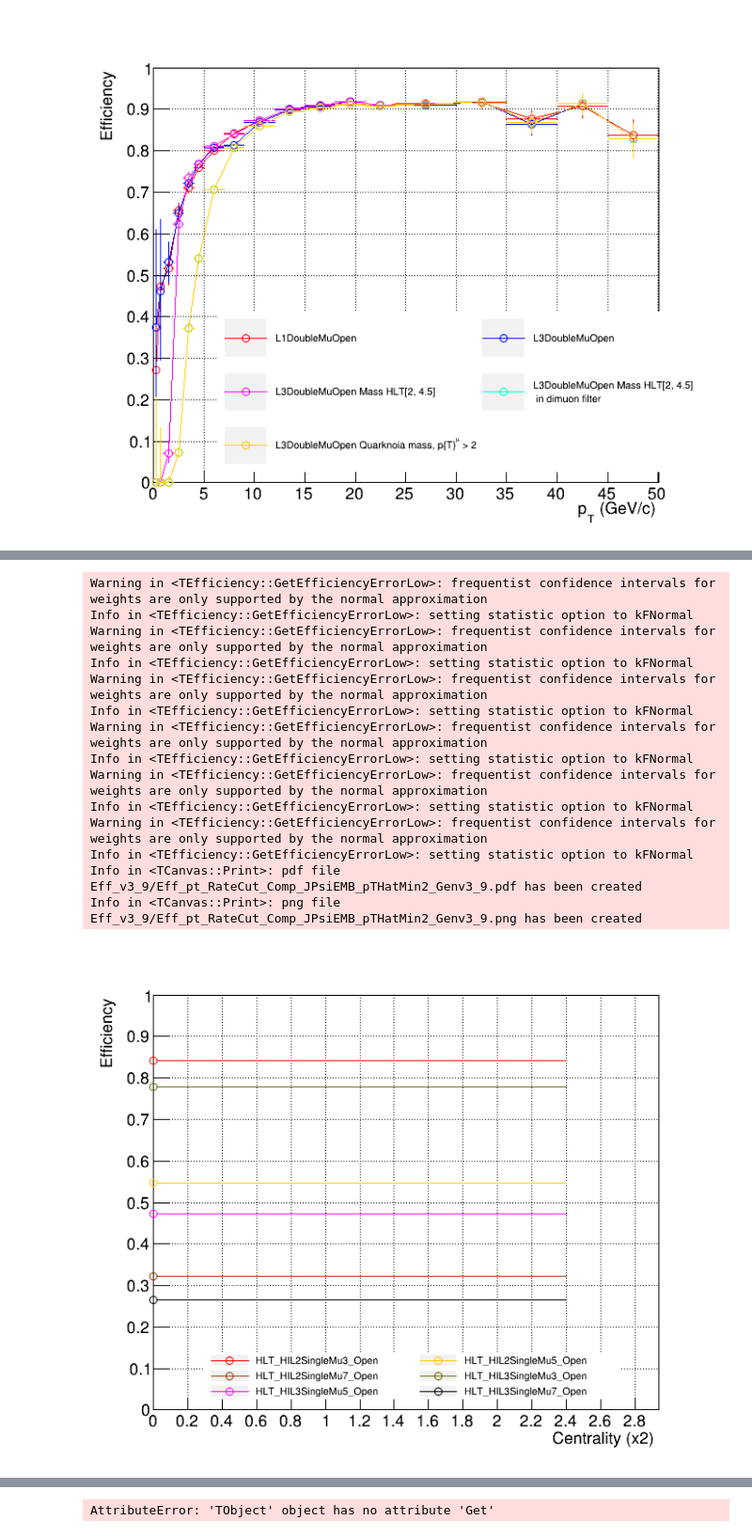
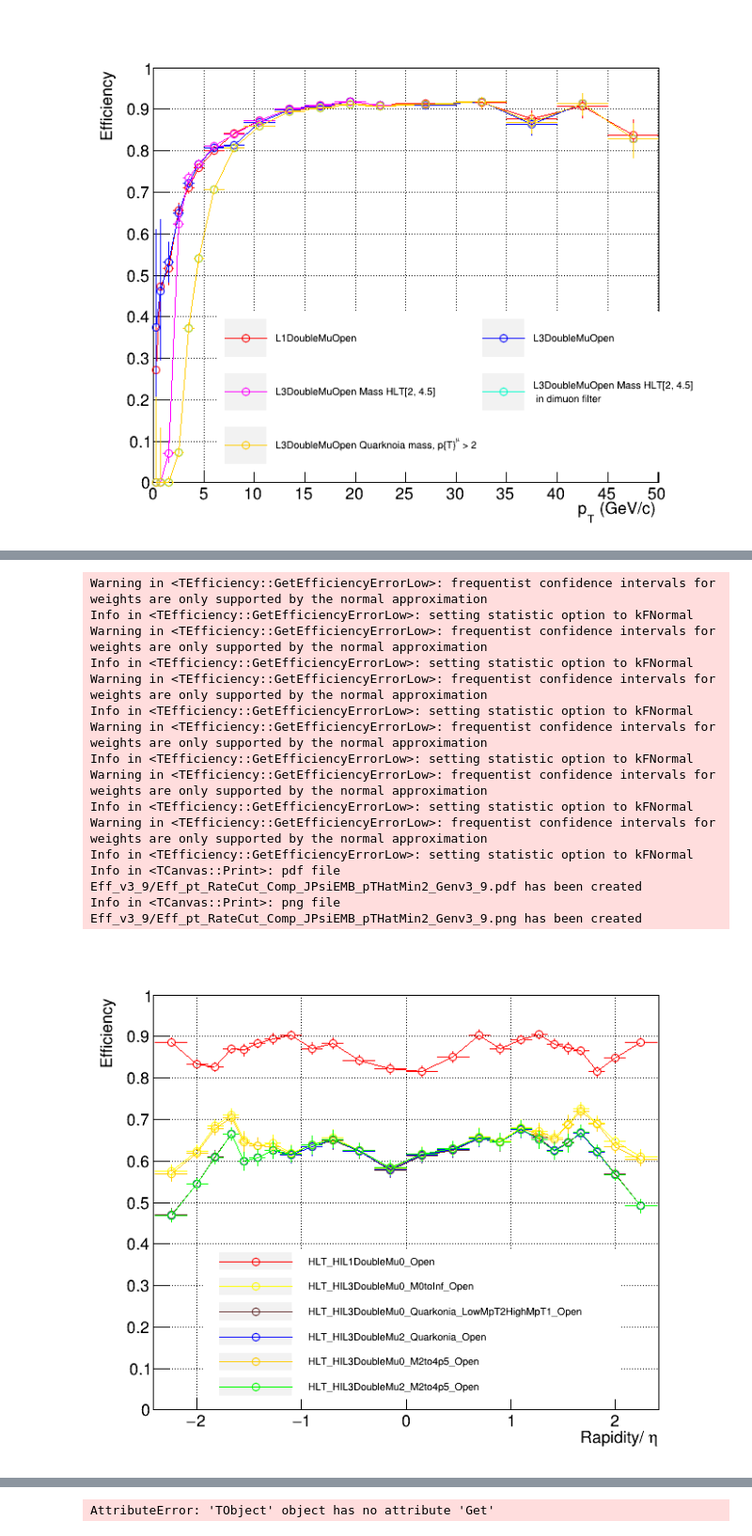
Before and after one commit to vince502/EffCalc, a Jupyter notebook: GetEfficiency.ipynb, the cells around one changed output, grey strips where cells are left out. Shown at 94% size. Saved outputs shown, nothing was run; the diff lists cells and outputs as text; code cells hidden in the pictures.

```diff
--- a/GetEfficiency.ipynb
+++ b/GetEfficiency.ipynb
@@ -485,11 +510,13 @@ leg.SetX1(0.3);leg.SetX2(0.87);leg.SetY1(0.12);leg.SetY2(0.53);
 
 leg.Clear()
 
-canv, leg = DrawTrigSeq(f_out2.Get("HLT_HIL1DoubleMu0_Open"), 'pt', canv, _and = False, _col = EColor.kRed, _leg = leg, _marker = 24, _disc = "HLT_HIL1DoubleMu0_Open")
+canv, leg = DrawTrigSeq(f_out2.Get("HLT_HIL1DoubleMu0_Open"), 'pt', canv, _and = False, _col = EColor.kBlack, _leg = leg, _marker = 24, _disc = "HLT_HIL1DoubleMu0_Open")
 
-# canv, leg = DrawTrigSeq(f_out2.Get("HLT_HIL2DoubleMu0_Open"), 'pt', canv, _and = True, _col = EColor.kGreen +1, _leg = leg, _marker = 24, _disc = "HLT_HIL2DoubleMu0_Open")
+canv, leg = DrawTrigSeq(f_out2.Get("HLT_HIL2DoubleMu0_Open"), 'pt', canv, _and = True, _col = EColor.kRed +1, _leg = leg, _marker = 24, _disc = "HLT_HIL2DoubleMu0_Open")
+# canv, leg = DrawTrigSeq(f_out2.Get("HLT_HIL2DoubleMu0_DoHLTCut_Narrow_Open"), 'pt', canv, _and = True, _col = EColor.kGreen +1, _leg = leg, _marker = 24, _disc = "HLT_HIL2DoubleMu0_M2.3-4.8_Open")
+# canv, leg = DrawTrigSeq(f_out2.Get("HLT_HIL2DoubleMu0_DoHLTCutPT_Narrow_Open"), 'pt', canv, _and = True, _col = EColor.kOrange +1, _leg = leg, _marker = 24, _disc = "HLT_HIL2DoubleMu2.8_M2.3-4.8_Open")
 
-# canv, leg = DrawTrigSeq(f_out2.Get("HLT_HIL2DoubleMu0_M1to6p5_Open"), 'pt', canv, _and = True, _col = EColor.kOrange +1, _leg = leg, _marker = 24, _disc = "HLT_HIL2DoubleMu0_M1to6p5_Open")
+canv, leg = DrawTrigSeq(f_out2.Get("HLT_HIL2DoubleMu0_M1to6p5_Open"), 'pt', canv, _and = True, _col = EColor.kOrange +1, _leg = leg, _marker = 24, _disc = "HLT_HIL2DoubleMu0_M1to6p5_Open")
 
 # canv, leg = DrawTrigSeq(f_out2.Get("HLT_HIL2DoubleMu0_M6p5to16_Open"), 'pt', canv, _and = True, _col = EColor.kRed, _leg = leg, _marker = 24, _disc = "HLT_HIL2DoubleMu0_M6p5to16_Open")
 
@@ -502,7 +529,7 @@ canv, leg = DrawTrigSeq(f_out2.Get("HLT_HIL1DoubleMu0_Open"), 'pt', canv, _and =
 # canv, leg = DrawTrigSeq(f_out2.Get("HLT_HIL3DoubleMuPre0_M2to4p5_Open"), 'pt', canv, _and = True, _col = EColor.kRed, _leg = leg, _marker = 24, _disc = "HLT_HIL3DoubleMuPre0_M2to4p5_Open")
 # canv, leg = DrawTrigSeq(f_out2.Get("HLT_HIL3DoubleMuPre0_M7to15_Open"), 'pt', canv, _and = True, _col = EColor.kRed, _leg = leg, _marker = 24, _disc = "HLT_HIL3DoubleMuPre0_M7to15_Open")
 
-canv, leg = DrawTrigSeq(f_out2.Get("HLT_HIL3DoubleMu0_M0toInf_Open"), 'pt', canv, _and = True, _col = EColor.kAzure +1, _leg = leg, _marker = 24, _disc = "HLT_HIL3DoubleMu0_M0toInf_Open")
+canv, leg = DrawTrigSeq(f_out2.Get("HLT_HIL3DoubleMu0_M0toInf_Open"), 'pt', canv, _and = True, _col = EColor.kBlue +1, _leg = leg, _marker = 24, _disc = "HLT_HIL3DoubleMu0_M0toInf_Open")
 # canv, leg = DrawTrigSeq(f_out2.Get("HLT_HIL3DoubleMu3p8_M0toInf_Open"), 'pt', canv, _and = True, _col = EColor.kRed, _leg = leg, _marker = 24, _disc = "HLT_HIL3DoubleMu3p8_M0toInf_Open")
 # canv, leg = DrawTrigSeq(f_out2.Get("HLT_HIL3DoubleMu0_M7to15_Open"), 'pt', canv, _and = True, _col = EColor.kYellow+1, _leg = leg, _marker = 24, _disc = "HLT_HIL3DoubleMu0_M7to15_Open")
 # canv, leg = DrawTrigSeq(f_out2.Get("HLT_HIL3DoubleMu2_M7to15_Open"), 'pt', canv, _and = True, _col = EColor.kBlue+1, _leg = leg, _marker = 24, _disc = "HLT_HIL3DoubleMu2_M7to15_Open")
@@ -513,9 +540,14 @@ canv, leg = DrawTrigSeq(f_out2.Get("HLT_HIL3DoubleMu0_M0toInf_Open"), 'pt', canv
 # canv, leg = DrawTrigSeq(f_out2.Get("HLT_HIL3DoubleMu0_Quarkonia_LowMpT2HighMpT1p5_Open"), 'pt', canv, _and = True, _col = EColor.kMagenta, _leg = leg, _marker = 24, _disc = "HLT_HIL3DoubleMu0_Quarkonia_LowMpT2HighMpT1p5_Open")
 # canv, leg = DrawTrigSeq(f_out2.Get("HLT_HIL3DoubleMu0_Quarkonia_LowMpT2HighMpT1_Open"), 'pt', canv, _and = True, _col = EColor.kRed, _leg = leg, _marker = 24, _disc = "HLT_HIL3DoubleMu0_Quarkonia_LowMpT2HighMpT1_Open")
 # canv, leg = DrawTrigSeq(f_out2.Get("HLT_HIL3DoubleMu2_Quarkonia_Open"), 'pt', canv, _and = True, _col = EColor.kBlue+1, _leg = leg, _marker = 24, _disc = "HLT_HIL3DoubleMu2_Quarkonia_Open")
-# canv, leg = DrawTrigSeq(f_out2.Get("HLT_HIL3DoubleMu0_M2to4p5_Open"), 'pt', canv, _and = True, _col = EColor.kTeal +1, _leg = leg, _marker = 24, _disc = "HLT_HIL3DoubleMu0_M2to4p5_Open")
 
-canv, leg = DrawTrigSeq(f_out2.Get("HLT_HIL3DoubleMu2_M2to4p5_Open"), 'pt', canv, _and = True, _col = EColor.kGreen +1, _leg = leg, _marker = 24, _disc = "HLT_HIL3DoubleMu2_M2to4p5_Open")
+# canv, leg = DrawTrigSeq(f_out2.Get("HLT_HIL3DoubleMu0_M0toInf_DoONIACut_Open"), 'pt', canv, _and = True, _col = EColor.kPink +1, _leg = leg, _marker = 24, _disc = "HLT_HIL3DoubleMu0_M2.5to4_Open")
+
+# canv, leg = DrawTrigSeq(f_out2.Get("HLT_HIL3DoubleMu0_M0toInf_DoHLTCut_Narrow_Open"), 'pt', canv, _and = True, _col = EColor.kPink +1, _leg = leg, _marker = 24, _disc = "HLT_HIL3DoubleMu0_M2.5to4_Open")
+
+canv, leg = DrawTrigSeq(f_out2.Get("HLT_HIL3DoubleMu0_M2to4p5_Open"), 'pt', canv, _and = True, _col = EColor.kTeal +1, _leg = leg, _marker = 24, _disc = "HLT_HIL3DoubleMu0_M2to4p5_Open")
+
+canv, leg = DrawTrigSeq(f_out2.Get("HLT_HIL3DoubleMu2_M2to4p5_Open"), 'pt', canv, _and = True, _col = EColor.kAzure +1, _leg = leg, _marker = 24, _disc = "HLT_HIL3DoubleMu2_M2to4p5_Open")
 # canv, leg = DrawTrigSeq(f_out2.Get("HLT_HIL3DoubleMu1p5_M2to4p5_Open"), 'pt', canv, _and = True, _col = EColor.kRed, _leg = leg, _marker = 24, _disc = "HLT_HIL3DoubleMu1p5_M2to4p5_Open")
 # canv, leg = DrawTrigSeq(f_out2.Get("HLT_HIL3DoubleMu1_M2to4p5_Open"), 'pt', canv, _and = True, _col = EColor.kRed, _leg = leg, _marker = 24, _disc = "HLT_HIL3DoubleMu1_M2to4p5_Open")
 
@@ -547,12 +585,12 @@ Info in <TCanvas::Print>: png file Eff_v3_9/Eff_pt_RateCut_Comp_JPsiEMB_pTHatMin
 # %%
-leg.SetNColumns(2)
+leg.SetNColumns(1)
 leg.SetTextSize(0.020)
 #leg.SetX1(0.1);leg.SetX2(0.95);leg.SetY1(0.7);leg.SetY2(0.92);
-leg.SetX1(0.18);leg.SetX2(0.84);leg.SetY1(0.12);leg.SetY2(0.21);
+leg.SetX1(0.18);leg.SetX2(0.84);leg.SetY1(0.12);leg.SetY2(0.41);
 
 leg.Clear()
 
-# canv, leg = DrawTrigSeq(f_out2.Get("HLT_HIL1DoubleMu0_Open"), 'y', canv, _and = False, _col = EColor.kRed, _leg = leg, _marker = 24, _disc = "HLT_HIL1DoubleMu0_Open")
+canv, leg = DrawTrigSeq(f_out2.Get("HLT_HIL1DoubleMu0_Open"), 'y', canv, _and = False, _col = EColor.kRed, _leg = leg, _marker = 24, _disc = "HLT_HIL1DoubleMu0_Open")
 
 # canv, leg = DrawTrigSeq(f_out2.Get("HLT_HIL2DoubleMu0_Open"), 'pt', canv, _and = True, _col = EColor.kGreen +1, _leg = leg, _marker = 24, _disc = "HLT_HIL2DoubleMu0_Open")
 
@@ -569,7 +607,7 @@ leg.Clear()
 # canv, leg = DrawTrigSeq(f_out2.Get("HLT_HIL3DoubleMuPre0_M2to4p5_Open"), 'pt', canv, _and = True, _col = EColor.kRed, _leg = leg, _marker = 24, _disc = "HLT_HIL3DoubleMuPre0_M2to4p5_Open")
 # canv, leg = DrawTrigSeq(f_out2.Get("HLT_HIL3DoubleMuPre0_M7to15_Open"), 'pt', canv, _and = True, _col = EColor.kRed, _leg = leg, _marker = 24, _disc = "HLT_HIL3DoubleMuPre0_M7to15_Open")
 
-# canv, leg = DrawTrigSeq(f_out2.Get("HLT_HIL3DoubleMu0_M0toInf_Open"), 'y', canv, _and = True, _col = EColor.kYellow +1, _leg = leg, _marker = 24, _disc = "HLT_HIL3DoubleMu0_M0toInf_Open")
+canv, leg = DrawTrigSeq(f_out2.Get("HLT_HIL3DoubleMu0_M0toInf_Open"), 'y', canv, _and = True, _col = EColor.kYellow +1, _leg = leg, _marker = 24, _disc = "HLT_HIL3DoubleMu0_M0toInf_Open")
 # canv, leg = DrawTrigSeq(f_out2.Get("HLT_HIL3DoubleMu3p8_M0toInf_Open"), 'pt', canv, _and = True, _col = EColor.kRed, _leg = leg, _marker = 24, _disc = "HLT_HIL3DoubleMu3p8_M0toInf_Open")
 # canv, leg = DrawTrigSeq(f_out2.Get("HLT_HIL3DoubleMu0_M7to15_Open"), 'pt', canv, _and = True, _col = EColor.kYellow+1, _leg = leg, _marker = 24, _disc = "HLT_HIL3DoubleMu0_M7to15_Open")
 # canv, leg = DrawTrigSeq(f_out2.Get("HLT_HIL3DoubleMu2_M7to15_Open"), 'pt', canv, _and = True, _col = EColor.kBlue+1, _leg = leg, _marker = 24, _disc = "HLT_HIL3DoubleMu2_M7to15_Open")
@@ -578,45 +616,45 @@ leg.Clear()
 # canv, leg = DrawTrigSeq(f_out2.Get("HLT_HIL3DoubleMu0_Quarkonia_Open"), 'pt', canv, _and = True, _col = EColor.kOrange+1, _leg = leg, _marker = 24, _disc = "HLT_HIL3DoubleMu0_Quarkonia_Open")
 # canv, leg = DrawTrigSeq(f_out2.Get("HLT_HIL3DoubleMu0_Quarkonia_LowMpT2_Open"), 'pt', canv, _and = True, _col = EColor.kTeal, _leg = leg, _marker = 24, _disc = "HLT_HIL3DoubleMu0_Quarkonia_LowMpT2_Open")
 # canv, leg = DrawTrigSeq(f_out2.Get("HLT_HIL3DoubleMu0_Quarkonia_LowMpT2HighMpT1p5_Open"), 'pt', canv, _and = True, _col = EColor.kMagenta, _leg = leg, _marker = 24, _disc = "HLT_HIL3DoubleMu0_Quarkonia_LowMpT2HighMpT1p5_Open")
-# canv, leg = DrawTrigSeq(f_out2.Get("HLT_HIL3DoubleMu0_Quarkonia_LowMpT2HighMpT1_Open"), 'y', canv, _and = True, _col = EColor.kRed, _leg = leg, _marker = 24, _disc = "HLT_HIL3DoubleMu0_Quarkonia_LowMpT2HighMpT1_Open")
-# canv, leg = DrawTrigSeq(f_out2.Get("HLT_HIL3DoubleMu2_Quarkonia_Open"), 'y', canv, _and = True, _col = EColor.kBlue+1, _leg = leg, _marker = 24, _disc = "HLT_HIL3DoubleMu2_Quarkonia_Open")
-# canv, leg = DrawTrigSeq(f_out2.Get("HLT_HIL3DoubleMu0_M2to4p5_Open"), 'y', canv, _and = True, _col = EColor.kOrange +1, _leg = leg, _marker = 24, _disc = "HLT_HIL3DoubleMu0_M2to4p5_Open")
+canv, leg = DrawTrigSeq(f_out2.Get("HLT_HIL3DoubleMu0_Quarkonia_LowMpT2HighMpT1_Open"), 'y', canv, _and = True, _col = EColor.kRed, _leg = leg, _marker = 24, _disc = "HLT_HIL3DoubleMu0_Quarkonia_LowMpT2HighMpT1_Open")
+canv, leg = DrawTrigSeq(f_out2.Get("HLT_HIL3DoubleMu2_Quarkonia_Open"), 'y', canv, _and = True, _col = EColor.kBlue+1, _leg = leg, _marker = 24, _disc = "HLT_HIL3DoubleMu2_Quarkonia_Open")
+canv, leg = DrawTrigSeq(f_out2.Get("HLT_HIL3DoubleMu0_M2to4p5_Open"), 'y', canv, _and = True, _col = EColor.kOrange +1, _leg = leg, _marker = 24, _disc = "HLT_HIL3DoubleMu0_M2to4p5_Open")
 
-# canv, leg = DrawTrigSeq(f_out2.Get("HLT_HIL3DoubleMu2_M2to4p5_Open"), 'y', canv, _and = True, _col = EColor.kGreen +1, _leg = leg, _marker = 24, _disc = "HLT_HIL3DoubleMu2_M2to4p5_Open")
+canv, leg = DrawTrigSeq(f_out2.Get("HLT_HIL3DoubleMu2_M2to4p5_Open"), 'y', canv, _and = True, _col = EColor.kGreen +1, _leg = leg, _marker = 24, _disc = "HLT_HIL3DoubleMu2_M2to4p5_Open")
 # canv, leg = DrawTrigSeq(f_out2.Get("HLT_HIL3DoubleMu1p5_M2to4p5_Open"), 'pt', canv, _and = True, _col = EColor.kRed, _leg = leg, _marker = 24, _disc = "HLT_HIL3DoubleMu1p5_M2to4p5_Open")
 # canv, leg = DrawTrigSeq(f_out2.Get("HLT_HIL3DoubleMu1_M2to4p5_Open"), 'pt', canv, _and = True, _col = EColor.kRed, _leg = leg, _marker = 24, _disc = "HLT_HIL3DoubleMu1_M2to4p5_Open")
 
-canv, leg = DrawTrigSeq(f_out2.Get("HLT_HIL2SingleMu3_Open"), 'eta', canv, _and = False, _col = EColor.kRed, _leg = leg, _marker = 24, _disc = "HLT_HIL2SingleMu3_Open")
-canv, leg = DrawTrigSeq(f_out2.Get("HLT_HIL2SingleMu5_Open"), 'eta', canv, _and = True, _col = EColor.kOrange+1, _leg = leg, _marker = 24, _disc = "HLT_HIL2SingleMu5_Open")
-canv, leg = DrawTrigSeq(f_out2.Get("HLT_HIL2SingleMu7_Open"), 'eta', canv, _and = True, _col = EColor.kOrange +5, _leg = leg, _marker = 24, _disc = "HLT_HIL2SingleMu7_Open")
-canv, leg = DrawTrigSeq(f_out2.Get("HLT_HIL3SingleMu3_Open"), 'eta', canv, _and = True, _col = EColor.kYellow +4, _leg = leg, _marker = 24, _disc = "HLT_HIL3SingleMu3_Open")
-canv, leg = DrawTrigSeq(f_out2.Get("HLT_HIL3SingleMu5_Open"), 'eta', canv, _and = True, _col = EColor.kMagenta +1, _leg = leg, _marker = 24, _disc = "HLT_HIL3SingleMu5_Open")
-canv, leg = DrawTrigSeq(f_out2.Get("HLT_HIL3SingleMu7_Open"), 'eta', canv, _and = True, _col = EColor.kMagenta +6, _leg = leg, _marker = 24, _disc = "HLT_HIL3SingleMu7_Open")
+# canv, leg = DrawTrigSeq(f_out2.Get("HLT_HIL2SingleMu3_Open"), 'eta', canv, _and = False, _col = EColor.kRed, _leg = leg, _marker = 24, _disc = "HLT_HIL2SingleMu3_Open")
+# canv, leg = DrawTrigSeq(f_out2.Get("HLT_HIL2SingleMu5_Open"), 'eta', canv, _and = True, _col = EColor.kOrange+1, _leg = leg, _marker = 24, _disc = "HLT_HIL2SingleMu5_Open")
+# canv, leg = DrawTrigSeq(f_out2.Get("HLT_HIL2SingleMu7_Open"), 'eta', canv, _and = True, _col = EColor.kOrange +5, _leg = leg, _marker = 24, _disc = "HLT_HIL2SingleMu7_Open")
+# canv, leg = DrawTrigSeq(f_out2.Get("HLT_HIL3SingleMu3_Open"), 'eta', canv, _and = True, _col = EColor.kYellow +4, _leg = leg, _marker = 24, _disc = "HLT_HIL3SingleMu3_Open")
+# canv, leg = DrawTrigSeq(f_out2.Get("HLT_HIL3SingleMu5_Open"), 'eta', canv, _and = True, _col = EColor.kMagenta +1, _leg = leg, _marker = 24, _disc = "HLT_HIL3SingleMu5_Open")
+# canv, leg = DrawTrigSeq(f_out2.Get("HLT_HIL3SingleMu7_Open"), 'eta', canv, _and = True, _col = EColor.kMagenta +6, _leg = leg, _marker = 24, _disc = "HLT_HIL3SingleMu7_Open")
 
 
 # canv, leg = DrawTrigSeq(f_leg.Get("HLT_HIL1DoubleMuOpen_v"), 'pt', canv, _and = True, _col = 2, _leg = leg, _disc = "HLT_HIL1DoubleMu0_Legacy_v")
 leg.DrawClone()
 canv.Draw()
 canv.SaveAs("%s/Eff_pt_RateCut_Comp_%s.pdf" % (pltdir, ver) )
 canv.SaveAs("%s/Eff_pt_RateCut_Comp_%s.png" % (pltdir, ver) )
 
 leg.Clear()
 # %% [output]
 Warning in <TEfficiency::GetEfficiencyErrorLow>: frequentist confidence intervals for weights are only supported by the normal approximation
 Info in <TEfficiency::GetEfficiencyErrorLow>: setting statistic option to kFNormal
 Warning in <TEfficiency::GetEfficiencyErrorLow>: frequentist confidence intervals for weights are only supported by the normal approximation
 Info in <TEfficiency::GetEfficiencyErrorLow>: setting statistic option to kFNormal
 Warning in <TEfficiency::GetEfficiencyErrorLow>: frequentist confidence intervals for weights are only supported by the normal approximation
 Info in <TEfficiency::GetEfficiencyErrorLow>: setting statistic option to kFNormal
 Warning in <TEfficiency::GetEfficiencyErrorLow>: frequentist confidence intervals for weights are only supported by the normal approximation
 Info in <TEfficiency::GetEfficiencyErrorLow>: setting statistic option to kFNormal
 Warning in <TEfficiency::GetEfficiencyErrorLow>: frequentist confidence intervals for weights are only supported by the normal approximation
 Info in <TEfficiency::GetEfficiencyErrorLow>: setting statistic option to kFNormal
 Warning in <TEfficiency::GetEfficiencyErrorLow>: frequentist confidence intervals for weights are only supported by the normal approximation
 Info in <TEfficiency::GetEfficiencyErrorLow>: setting statistic option to kFNormal
 Info in <TCanvas::Print>: pdf file Eff_v3_9/Eff_pt_RateCut_Comp_JPsiEMB_pTHatMin2_Genv3_9.pdf has been created
 Info in <TCanvas::Print>: png file Eff_v3_9/Eff_pt_RateCut_Comp_JPsiEMB_pTHatMin2_Genv3_9.png has been created
-[figure, old version]
+[figure, new version]
 # %%
 leg.SetNColumns(2)
 leg.SetTextSize(0.020)
```
Also changed, not shown: parts of 6 cells of this notebook, 7 other files.
